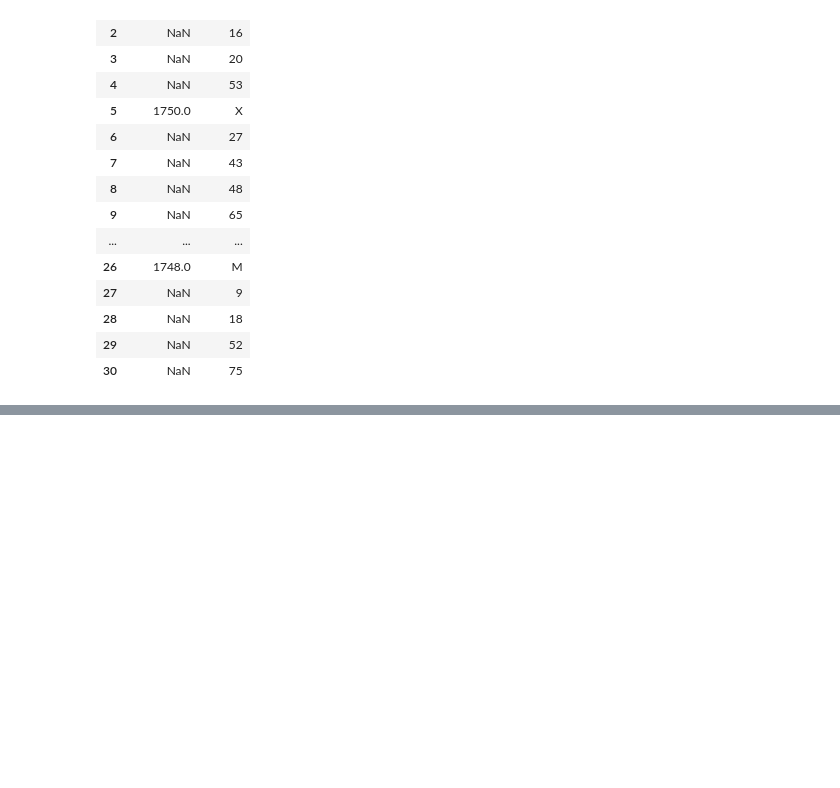
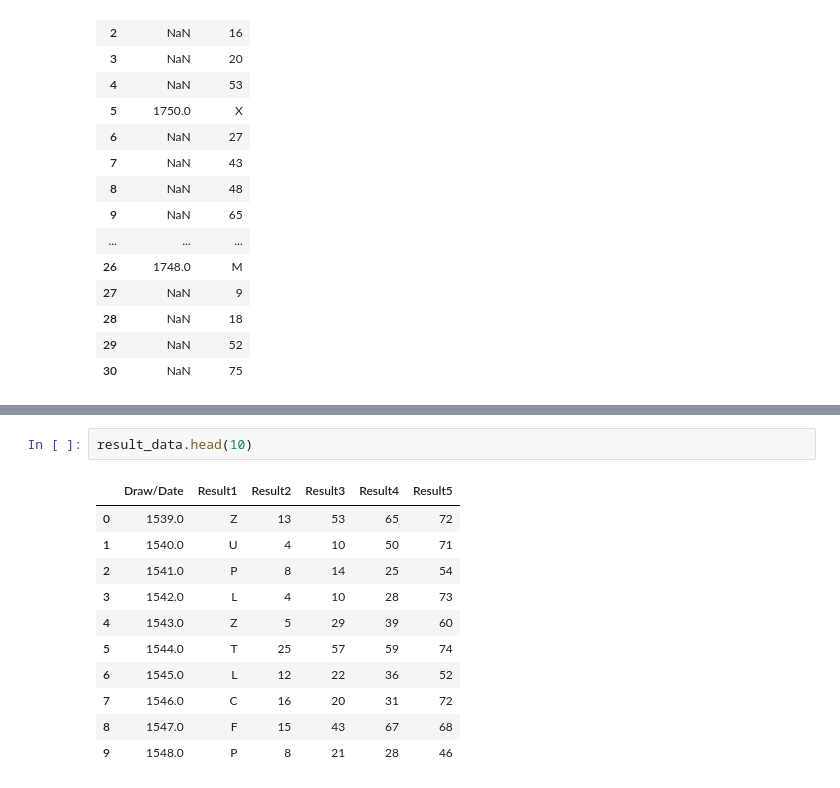
Before and after one commit to dilanmalaviarachchi/lotto--MLproject, a Jupyter notebook: lotto/code.ipynb, the cells around one changed output, grey strips where cells are left out. Drawn from its saved outputs; the diff is of its cells as text; blank space fills up the shorter version.

```diff
--- a/lotto/code.ipynb
+++ b/lotto/code.ipynb
@@ -77,0 +122,14 @@ Error:
+# %%
+result_data.head(10)
+# %% [output]
+|  | Draw/Date | Result1 | Result2 | Result3 | Result4 | Result5 |
+| 0 | 1539.0 | Z | 13 | 53 | 65 | 72 |
+| 1 | 1540.0 | U | 4 | 10 | 50 | 71 |
+| 2 | 1541.0 | P | 8 | 14 | 25 | 54 |
+| 3 | 1542.0 | L | 4 | 10 | 28 | 73 |
+| 4 | 1543.0 | Z | 5 | 29 | 39 | 60 |
+| 5 | 1544.0 | T | 25 | 57 | 59 | 74 |
+| 6 | 1545.0 | L | 12 | 22 | 36 | 52 |
+| 7 | 1546.0 | C | 16 | 20 | 31 | 72 |
+| 8 | 1547.0 | F | 15 | 43 | 67 | 68 |
+| 9 | 1548.0 | P | 8 | 21 | 28 | 46 |
```
Also changed, not shown: parts of 7 cells of this notebook.
